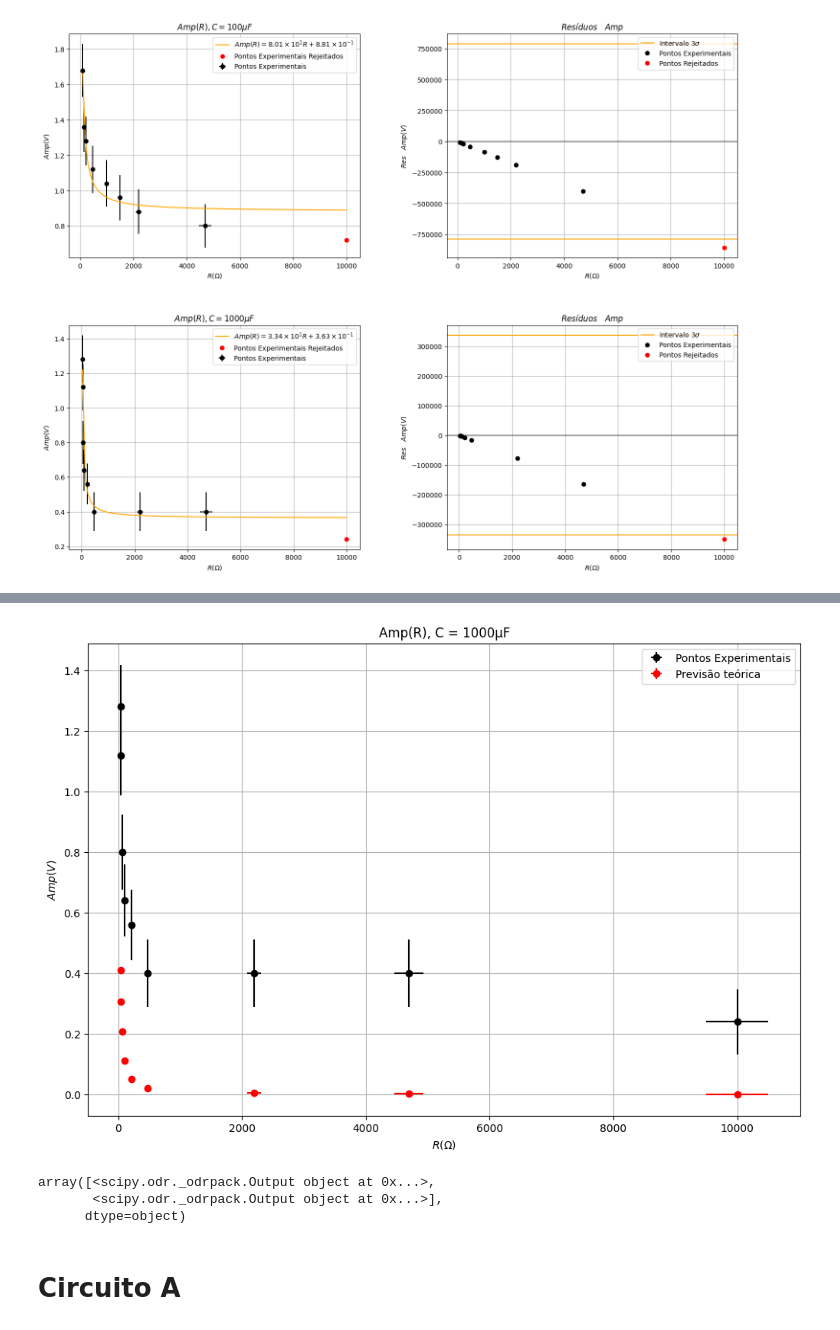
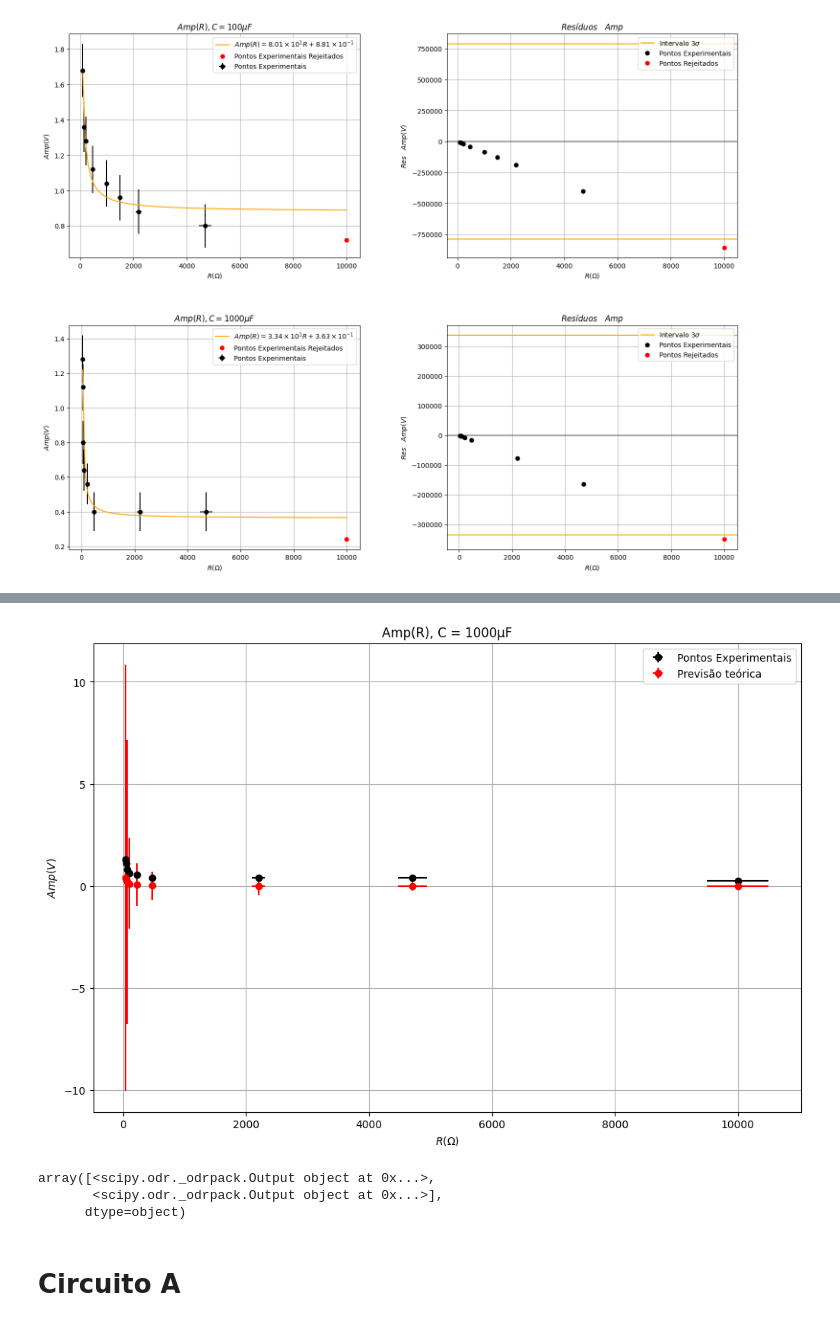
Before and after one commit to tivg0/labs-II, a Jupyter notebook: eletr/semana2/Fontes.ipynb, the cells around one changed output, grey strips where cells are left out. Saved outputs shown, nothing was run; the diff lists cells and outputs as text; code cells hidden in the pictures.

```diff
--- a/eletr/semana2/Fontes.ipynb
+++ b/eletr/semana2/Fontes.ipynb
@@ -36,10 +36,10 @@ array([<scipy.odr._odrpack.Output object at 0x...>,
 # %%
 ampT1000B = peak1000B/(freq*R1000B*1000e-6)
 uAmpT1000 = np.sqrt((uPeak1000B/(freq*R1000B*1000e-6))**2+(peak1000B/(freq*R1000B**2*1000e-6)*R1000B)**2)
 
-plotMultipleReg([R1000B,R1000B],[amp1000B,ampT1000B],[uR1000B,uR1000B],[uAmp1000B,np.zeros(len(uAmpT100B))],"Amp(R), C = 1000μF","R(\Omega)","Amp(V)",["black","red"],["Pontos Experimentais", "Previsão teórica"],False)
+plotMultipleReg([R1000B,R1000B],[amp1000B,ampT1000B],[uR1000B,uR1000B],[uAmp1000B,uAmpT100B],"Amp(R), C = 1000μF","R(\Omega)","Amp(V)",["black","red"],["Pontos Experimentais", "Previsão teórica"],False)
 # %% [output]
-[figure, old version]
+[figure, new version]
 array([<scipy.odr._odrpack.Output object at 0x...>,
        <scipy.odr._odrpack.Output object at 0x...>],
       dtype=object)
```
Also changed, not shown: parts of 3 cells of this notebook.
